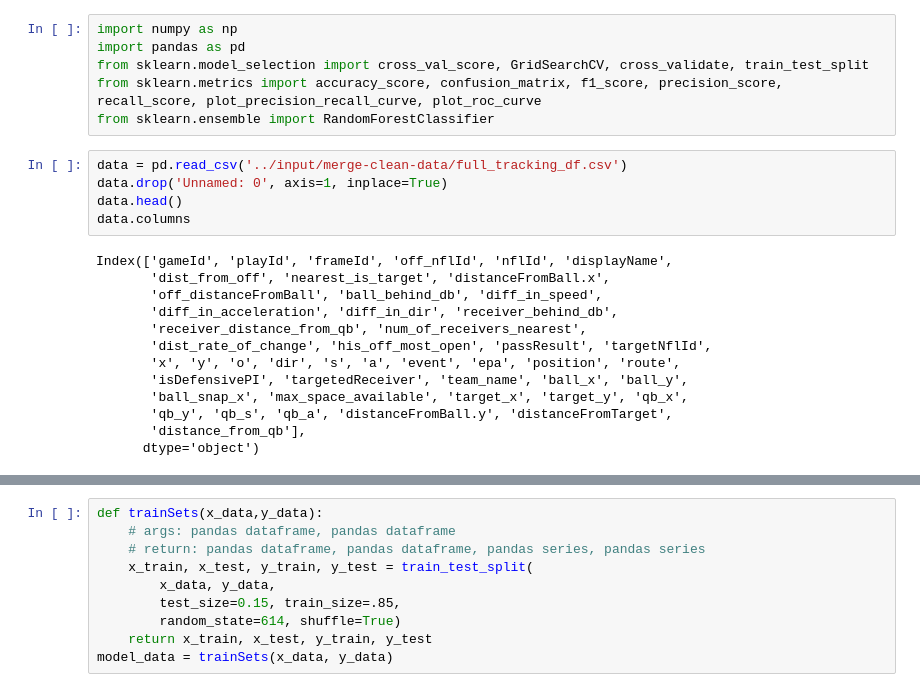
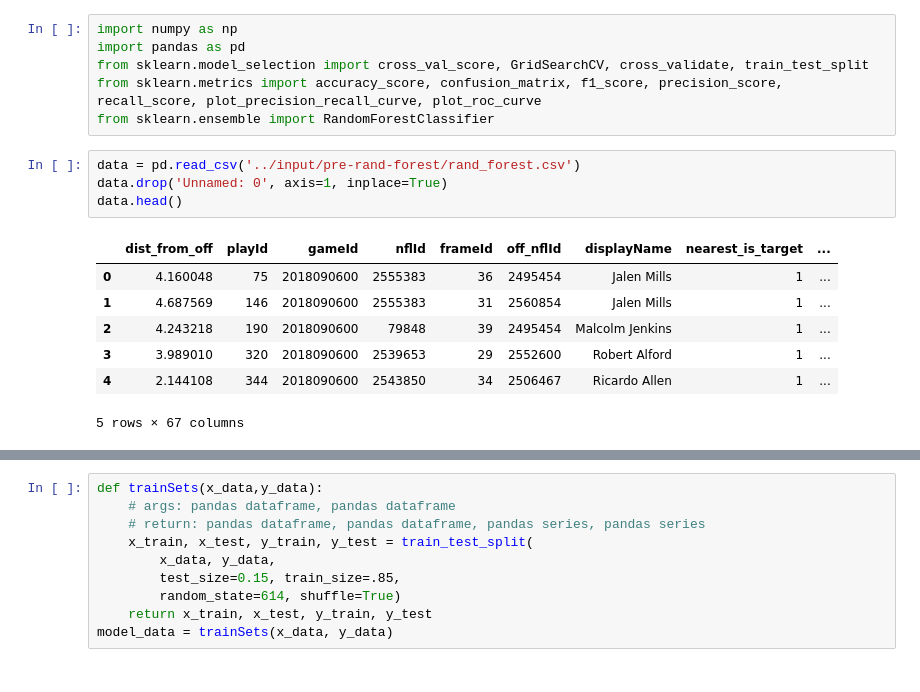
Before and after one commit to calvinsmith625/NFL_Kaggle_Big_Data_Bowl, a Jupyter notebook: bdb-randomforest.ipynb, the cells around one changed output, grey strips where cells are left out. Drawn from its saved outputs; the diff is of its cells as text.

```diff
--- a/bdb-randomforest.ipynb
+++ b/bdb-randomforest.ipynb
@@ -5,20 +5,14 @@ from sklearn.model_selection import cross_val_score, GridSearchCV, cross_validat
 from sklearn.metrics import accuracy_score, confusion_matrix, f1_score, precision_score, recall_score, plot_precision_recall_curve, plot_roc_curve
 from sklearn.ensemble import RandomForestClassifier
 # %%
-data = pd.read_csv('../input/merge-clean-data/full_tracking_df.csv')
+data = pd.read_csv('../input/pre-rand-forest/rand_forest.csv')
 data.drop('Unnamed: 0', axis=1, inplace=True)
 data.head()
-data.columns
 # %% [output]
+|  | dist_from_off | playId | gameId | nflId | frameId | off_nflId | displayName | nearest_is_target | ... |
+| 0 | 4.160048 | 75 | 2018090600 | 2555383 | 36 | 2495454 | Jalen Mills | 1 | ... |
+| 1 | 4.687569 | 146 | 2018090600 | 2555383 | 31 | 2560854 | Jalen Mills | 1 | ... |
+| 2 | 4.243218 | 190 | 2018090600 | 79848 | 39 | 2495454 | Malcolm Jenkins | 1 | ... |
+| 3 | 3.989010 | 320 | 2018090600 | 2539653 | 29 | 2552600 | Robert Alford | 1 | ... |
+| 4 | 2.144108 | 344 | 2018090600 | 2543850 | 34 | 2506467 | Ricardo Allen | 1 | ... |
-Index(['gameId', 'playId', 'frameId', 'off_nflId', 'nflId', 'displayName',
-       'dist_from_off', 'nearest_is_target', 'distanceFromBall.x',
-       'off_distanceFromBall', 'ball_behind_db', 'diff_in_speed',
-       'diff_in_acceleration', 'diff_in_dir', 'receiver_behind_db',
-       'receiver_distance_from_qb', 'num_of_receivers_nearest',
-       'dist_rate_of_change', 'his_off_most_open', 'passResult', 'targetNflId',
-       'x', 'y', 'o', 'dir', 's', 'a', 'event', 'epa', 'position', 'route',
-       'isDefensivePI', 'targetedReceiver', 'team_name', 'ball_x', 'ball_y',
-       'ball_snap_x', 'max_space_available', 'target_x', 'target_y', 'qb_x',
-       'qb_y', 'qb_s', 'qb_a', 'distanceFromBall.y', 'distanceFromTarget',
-       'distance_from_qb'],
-      dtype='object')
+5 rows × 67 columns
```
Also changed, not shown: parts of 20 cells of this notebook.
